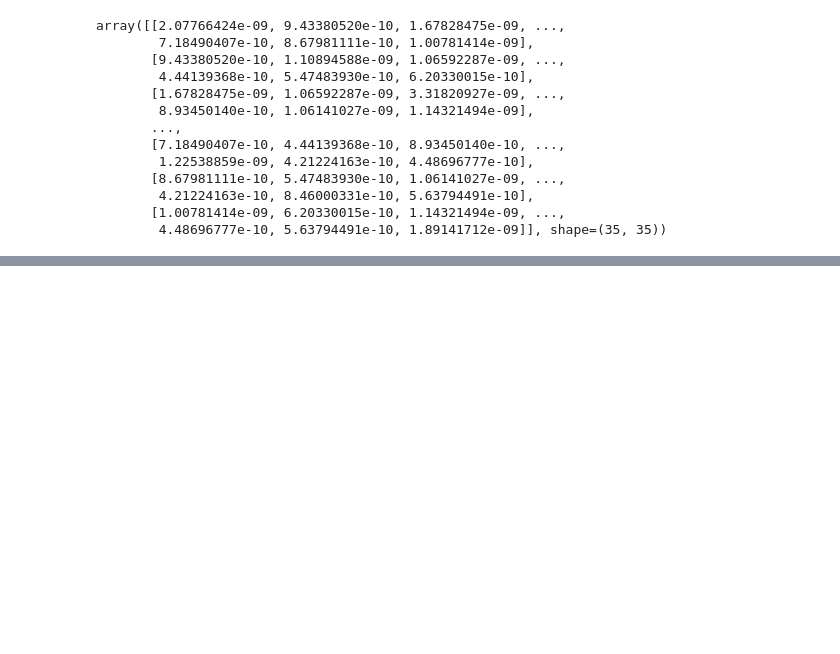
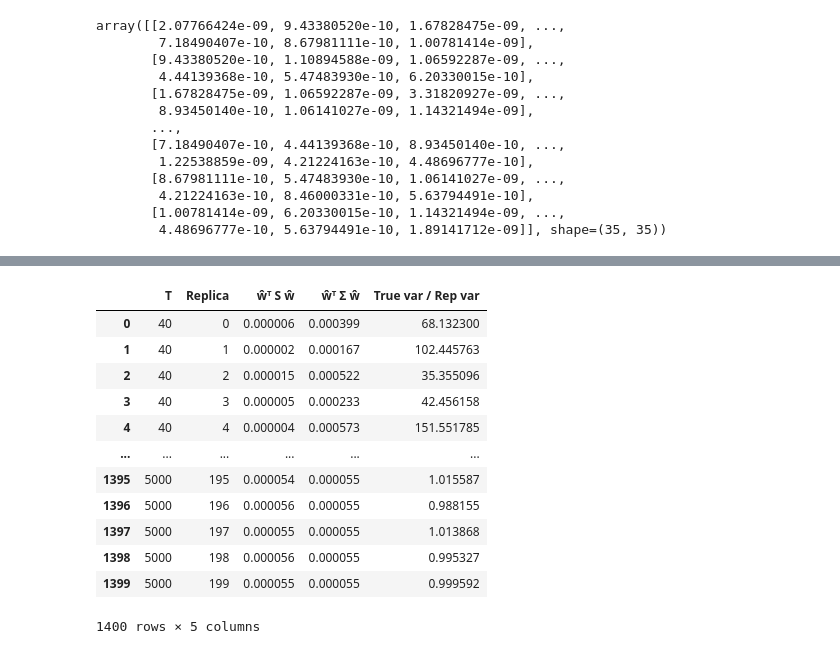
Before and after one commit to Manuviraa/Quant-research-portfolio, a Jupyter notebook: Research - HRP and its Derivations vs the Traditional Benchmarks in the Mexican Stock Market/notebooks/02_covariance_estimation_error.ipynb, the cells around one changed output, grey strips where cells are left out. Drawn from its saved outputs; the diff is of its cells as text; code cells hidden in the pictures; blank space fills up the shorter version.

```diff
--- a/Research - HRP and its Derivations vs the Traditional Benchmarks in the Mexican Stock Market/notebooks/02_covariance_estimation_error.ipynb
+++ b/Research - HRP and its Derivations vs the Traditional Benchmarks in the Mexican Stock Market/notebooks/02_covariance_estimation_error.ipynb
@@ -423,6 +425,10 @@ Figure 4: The ratio of true risk to reported risk plotted against $T/N$. This is
 # 1. Define the basic info for the simulation
 T_values = np.array([40, 60, 120, 250, 500, 1000, 5000])
 n_replicates = 200
-N = sigma_example.shape[0]
-gmv_metrics = []
+N = Sigma.shape[0]
+metrics = []
+
+#2. Calculate w* and the True minimum variance since they're constants
+w_star = global_minimum_variance(Sigma)
+var_sigma = portfolio_variance(w_star, Sigma)
 # %%
@@ -450,0 +510,16 @@ TypeError: portfolio_variance() missing 1 required positional argument: 'cov'
+# %%
+gmv_metrics
+# %% [output]
+|  | T | Replica | ŵᵀ S ŵ | ŵᵀ Σ ŵ | True var / Rep var |
+| 0 | 40 | 0 | 0.000006 | 0.000399 | 68.132300 |
+| 1 | 40 | 1 | 0.000002 | 0.000167 | 102.445763 |
+| 2 | 40 | 2 | 0.000015 | 0.000522 | 35.355096 |
+| 3 | 40 | 3 | 0.000005 | 0.000233 | 42.456158 |
+| 4 | 40 | 4 | 0.000004 | 0.000573 | 151.551785 |
+| ... | ... | ... | ... | ... | ... |
+| 1395 | 5000 | 195 | 0.000054 | 0.000055 | 1.015587 |
+| 1396 | 5000 | 196 | 0.000056 | 0.000055 | 0.988155 |
+| 1397 | 5000 | 197 | 0.000055 | 0.000055 | 1.013868 |
+| 1398 | 5000 | 198 | 0.000056 | 0.000055 | 0.995327 |
+| 1399 | 5000 | 199 | 0.000055 | 0.000055 | 0.999592 |
+1400 rows × 5 columns
```
Also changed, not shown: parts of 8 cells of this notebook.
